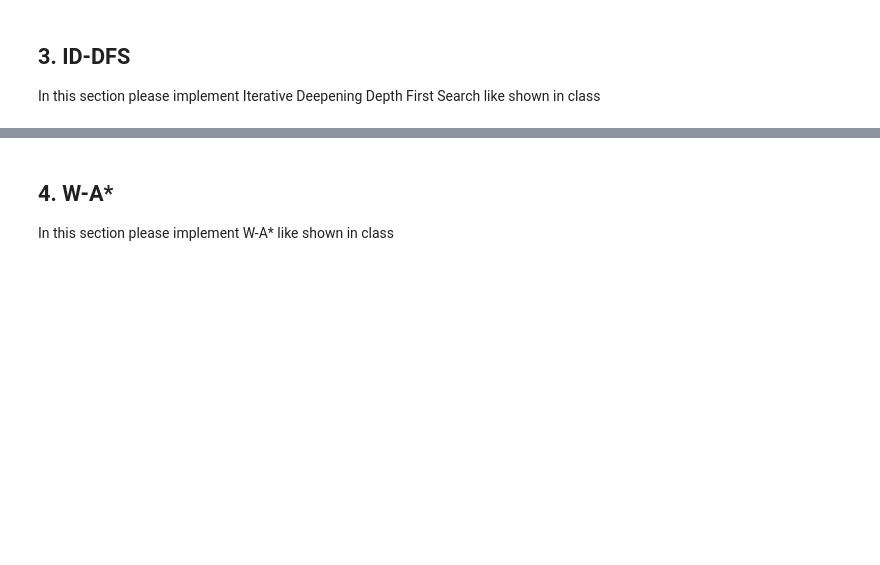
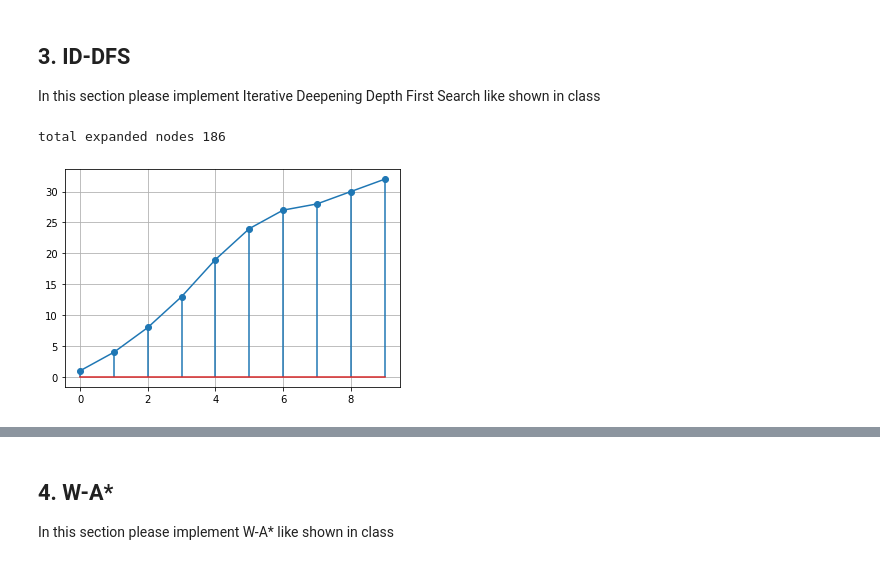
Before and after one commit to ynahum/ai_hw, a Jupyter notebook: hw1/236501_HW1.ipynb, the cells around one changed output, grey strips where cells are left out. Drawn from its saved outputs; the diff is of its cells as text; code cells hidden in the pictures; blank space fills up the shorter version.

```diff
--- a/hw1/236501_HW1.ipynb
+++ b/hw1/236501_HW1.ipynb
@@ -300,17 +300,20 @@ def getNeigbours(node):
 
 4. Read the whole document before coding, this will help you plan ahead and cause less headaches in advance
 # %%
-g_enable_testing = False
-g_enable_debug_prints = False
 
-def append_frame_from_node(frames, node):
-    frames.append({
-            'frame': node.frame,
-            'state': node.state,
-            'action': node.action,
-            'reward': node.reward
-            }
-        )
+class GlobalDefs:
+    enable_testing = True
+    enable_debug_prints = True
+
+class GlobalUtils:
+    def append_frame_from_node(frames, node):
+        frames.append({
+                'frame': node.frame,
+                'state': node.state,
+                'action': node.action,
+                'reward': node.reward
+                }
+            )
 
 class Node:
     def __init__(self, frame=None, state=None, parent=None, action=None, reward=None, done=None, depth=0):
@@ -354,7 +357,7 @@ class Node:
         frames = [] # for animation
         total_reward = 0
         while curr_node != None:
-            append_frame_from_node(frames, curr_node)
+            GlobalUtils.append_frame_from_node(frames, curr_node)
             if curr_node.reward != None:
                 total_reward += curr_node.reward
             curr_node = curr_node.parent
@@ -536,13 +569,16 @@ def id_dfs(first_state, depth):
             break
     return frames, total_reward
 # %%
-if g_enable_testing:
+if GlobalDefs.enable_testing:
     depth = range(0,10)
     expanded_nodes = [1, 4, 8, 13, 19, 24, 27, 28, 30, 32]
     print(f"total expanded nodes {np.sum(expanded_nodes)}")
     plt.plot(depth, expanded_nodes)
     plt.stem(depth, expanded_nodes)
     plt.grid(True)
     plt.show()
+# %% [output]
+total expanded nodes 186
+[figure, added]
 # %%
 # driver code - for your use only, do not submit these lines!
```
Also changed, not shown: parts of 16 cells of this notebook.
